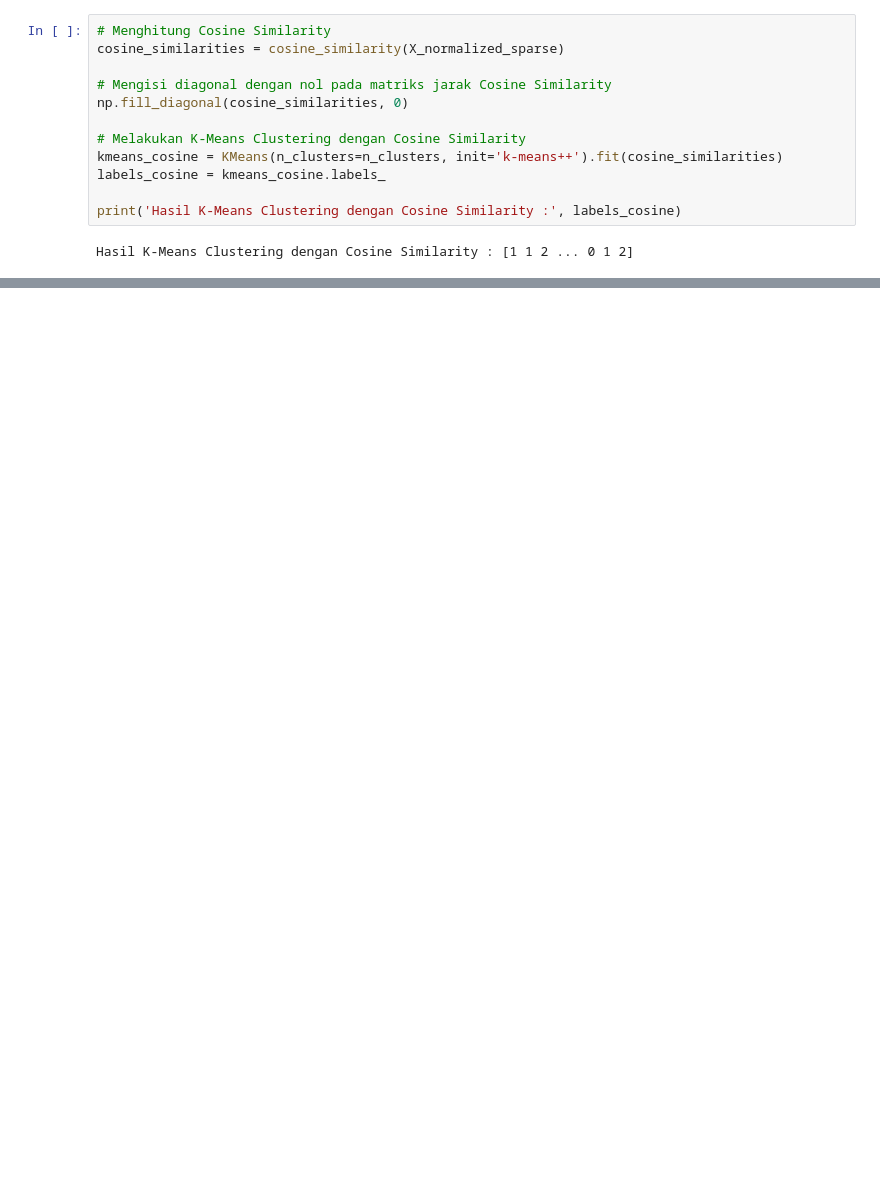
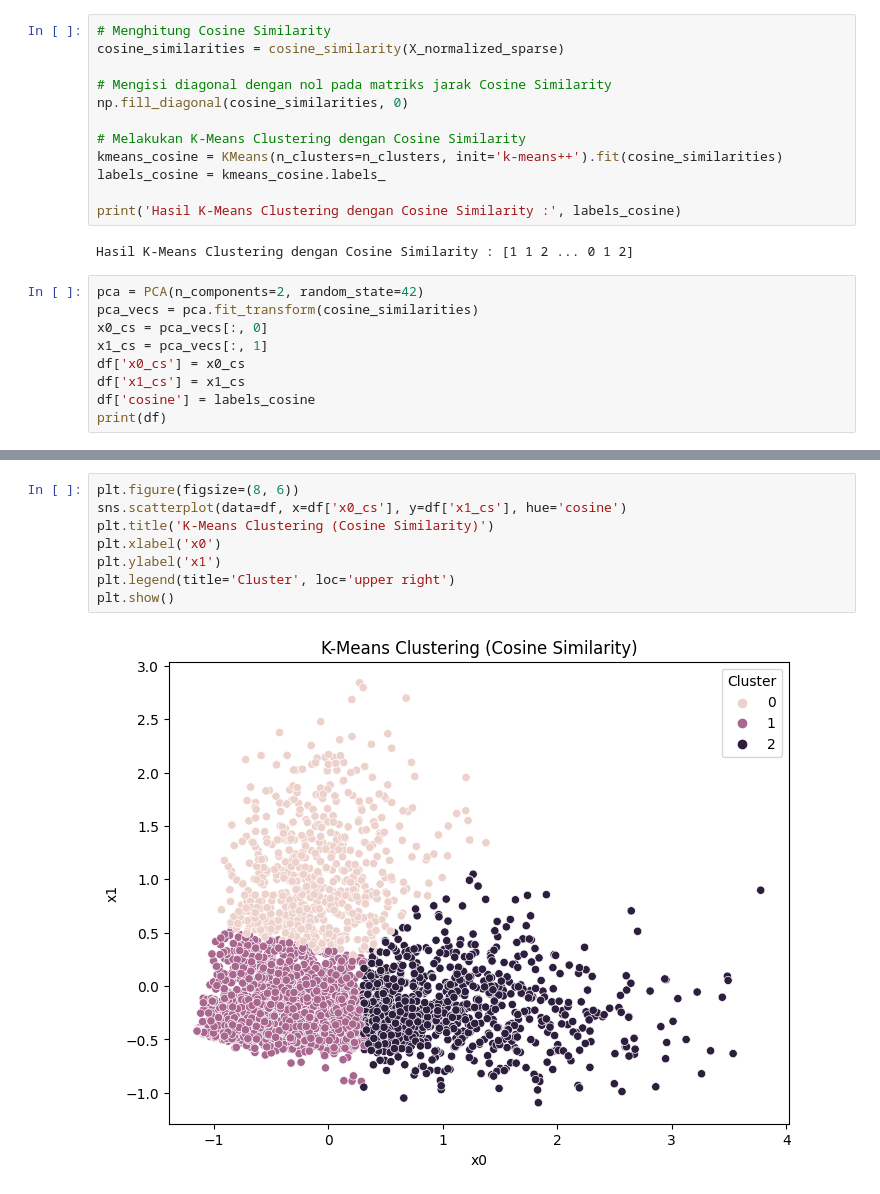
Before and after one commit to jxplanet0/text-tambang, a Jupyter notebook: w11.ipynb, the cells around one changed output, grey strips where cells are left out. Saved outputs shown, nothing was run; the diff lists cells and outputs as text; blank space fills up the shorter version.

```diff
--- a/w11.ipynb
+++ b/w11.ipynb
@@ -109,3 +168,12 @@ labels_cosine = kmeans_cosine.labels_
 print('Hasil K-Means Clustering dengan Cosine Similarity :', labels_cosine)
 # %% [output]
 Hasil K-Means Clustering dengan Cosine Similarity : [1 1 2 ... 0 1 2]
+# %%
+pca = PCA(n_components=2, random_state=42)
+pca_vecs = pca.fit_transform(cosine_similarities)
+x0_cs = pca_vecs[:, 0]
+x1_cs = pca_vecs[:, 1]
+df['x0_cs'] = x0_cs
+df['x1_cs'] = x1_cs
+df['cosine'] = labels_cosine
+print(df)
@@ -112,3 +218,13 @@ Hasil K-Means Clustering dengan Cosine Similarity : [1 1 2 ... 0 1 2]
+# %%
+plt.figure(figsize=(8, 6))
+sns.scatterplot(data=df, x=df['x0_cs'], y=df['x1_cs'], hue='cosine')
+plt.title('K-Means Clustering (Cosine Similarity)')
+plt.xlabel('x0')
+plt.ylabel('x1')
+plt.legend(title='Cluster', loc='upper right')
+plt.show()
+# %% [output]
+[figure, added]
 # %%
 # Menghitung DBI dan Silhouette Score
 dbi_euclidean = davies_bouldin_score(X_normalized_sparse.toarray(), labels_euclidean)
```
Also changed, not shown: parts of 10 cells of this notebook.
